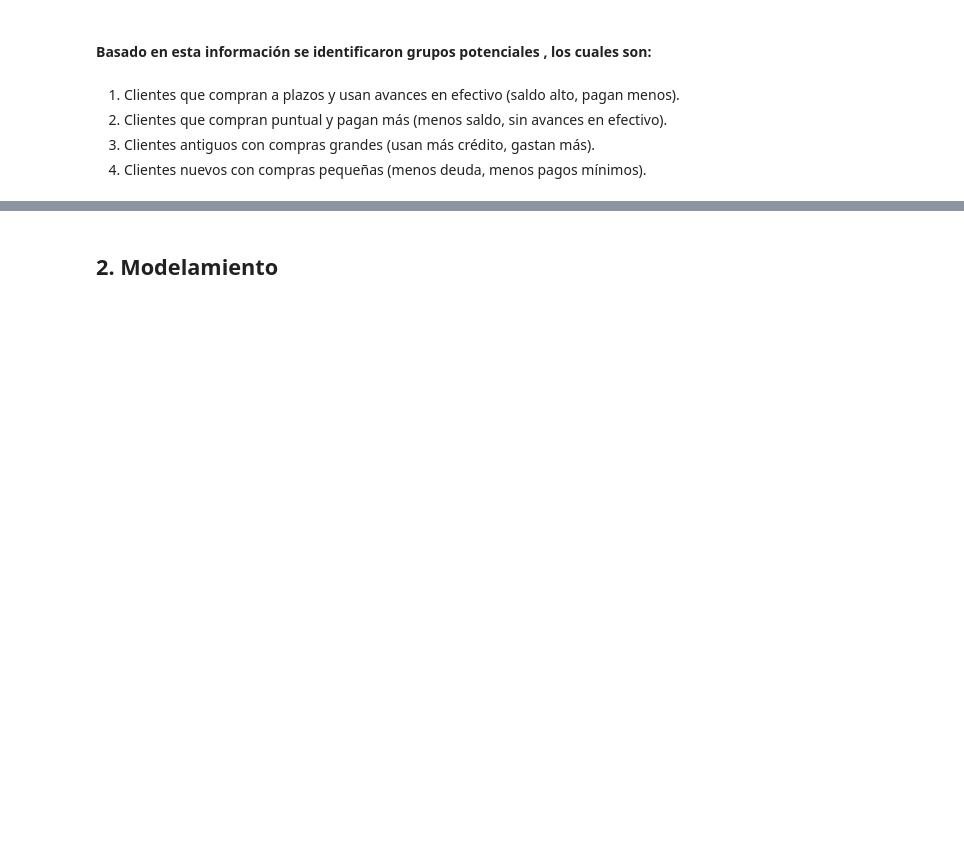
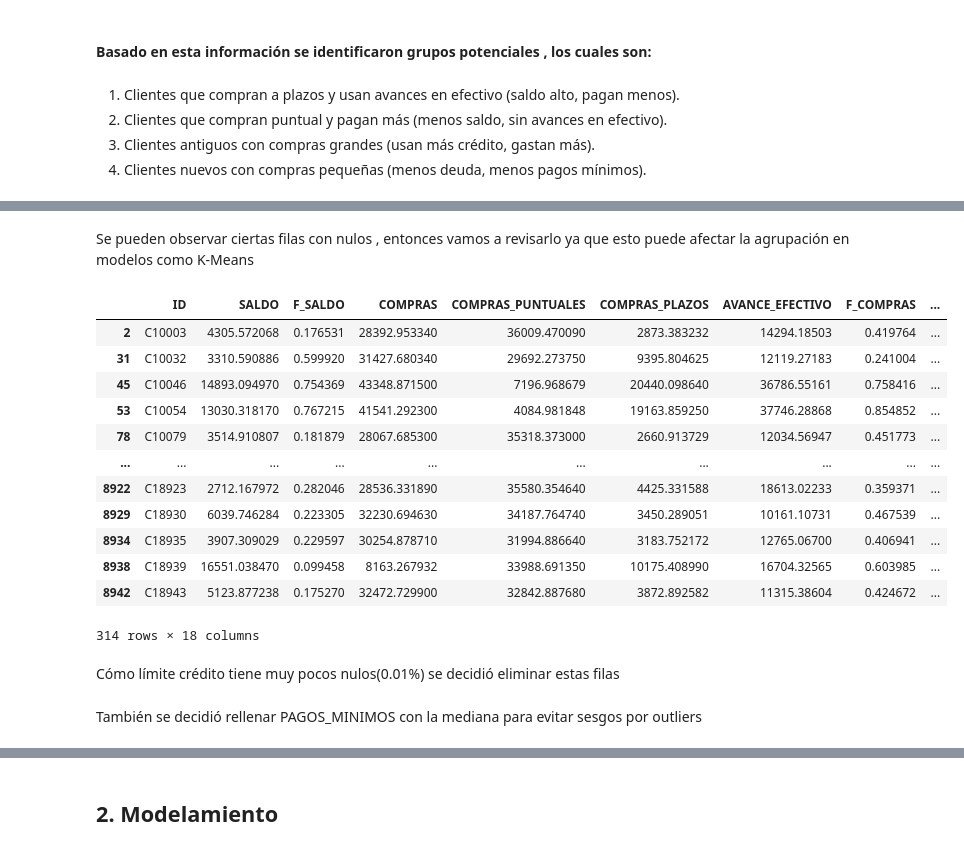
Before and after one commit to iStork1/Laboratorio-2-BI, a Jupyter notebook: Laboratorio2.ipynb, the cells around one changed output, grey strips where cells are left out. Saved outputs shown, nothing was run; the diff lists cells and outputs as text; code cells hidden in the pictures; blank space fills up the shorter version.

```diff
--- a/Laboratorio2.ipynb
+++ b/Laboratorio2.ipynb
@@ -169,0 +199,20 @@ plt.show()
+# %% [markdown]
+Se pueden observar ciertas filas con nulos , entonces vamos a revisarlo ya que esto puede afectar la agrupación en modelos como K-Means
+# %%
+df[df.isnull().any(axis=1)]
+# %% [output]
+|  | ID | SALDO | F_SALDO | COMPRAS | COMPRAS_PUNTUALES | COMPRAS_PLAZOS | AVANCE_EFECTIVO | F_COMPRAS | ... |
+| 2 | C10003 | 4305.572068 | 0.176531 | 28392.953340 | 36009.470090 | 2873.383232 | 14294.18503 | 0.419764 | ... |
+| 31 | C10032 | 3310.590886 | 0.599920 | 31427.680340 | 29692.273750 | 9395.804625 | 12119.27183 | 0.241004 | ... |
+| 45 | C10046 | 14893.094970 | 0.754369 | 43348.871500 | 7196.968679 | 20440.098640 | 36786.55161 | 0.758416 | ... |
+| 53 | C10054 | 13030.318170 | 0.767215 | 41541.292300 | 4084.981848 | 19163.859250 | 37746.28868 | 0.854852 | ... |
+| 78 | C10079 | 3514.910807 | 0.181879 | 28067.685300 | 35318.373000 | 2660.913729 | 12034.56947 | 0.451773 | ... |
+| ... | ... | ... | ... | ... | ... | ... | ... | ... | ... |
+| 8922 | C18923 | 2712.167972 | 0.282046 | 28536.331890 | 35580.354640 | 4425.331588 | 18613.02233 | 0.359371 | ... |
+| 8929 | C18930 | 6039.746284 | 0.223305 | 32230.694630 | 34187.764740 | 3450.289051 | 10161.10731 | 0.467539 | ... |
+| 8934 | C18935 | 3907.309029 | 0.229597 | 30254.878710 | 31994.886640 | 3183.752172 | 12765.06700 | 0.406941 | ... |
+| 8938 | C18939 | 16551.038470 | 0.099458 | 8163.267932 | 33988.691350 | 10175.408990 | 16704.32565 | 0.603985 | ... |
+| 8942 | C18943 | 5123.877238 | 0.175270 | 32472.729900 | 32842.887680 | 3872.892582 | 11315.38604 | 0.424672 | ... |
+314 rows × 18 columns
+# %% [markdown]
+Cómo límite crédito tiene muy pocos nulos(0.01%) se decidió eliminar estas filas
@@ -169,0 +221,2 @@ plt.show()
+# %% [markdown]
+También se decidió rellenar PAGOS_MINIMOS con la mediana para evitar sesgos por outliers
```
Also changed, not shown: parts of 18 cells of this notebook.
